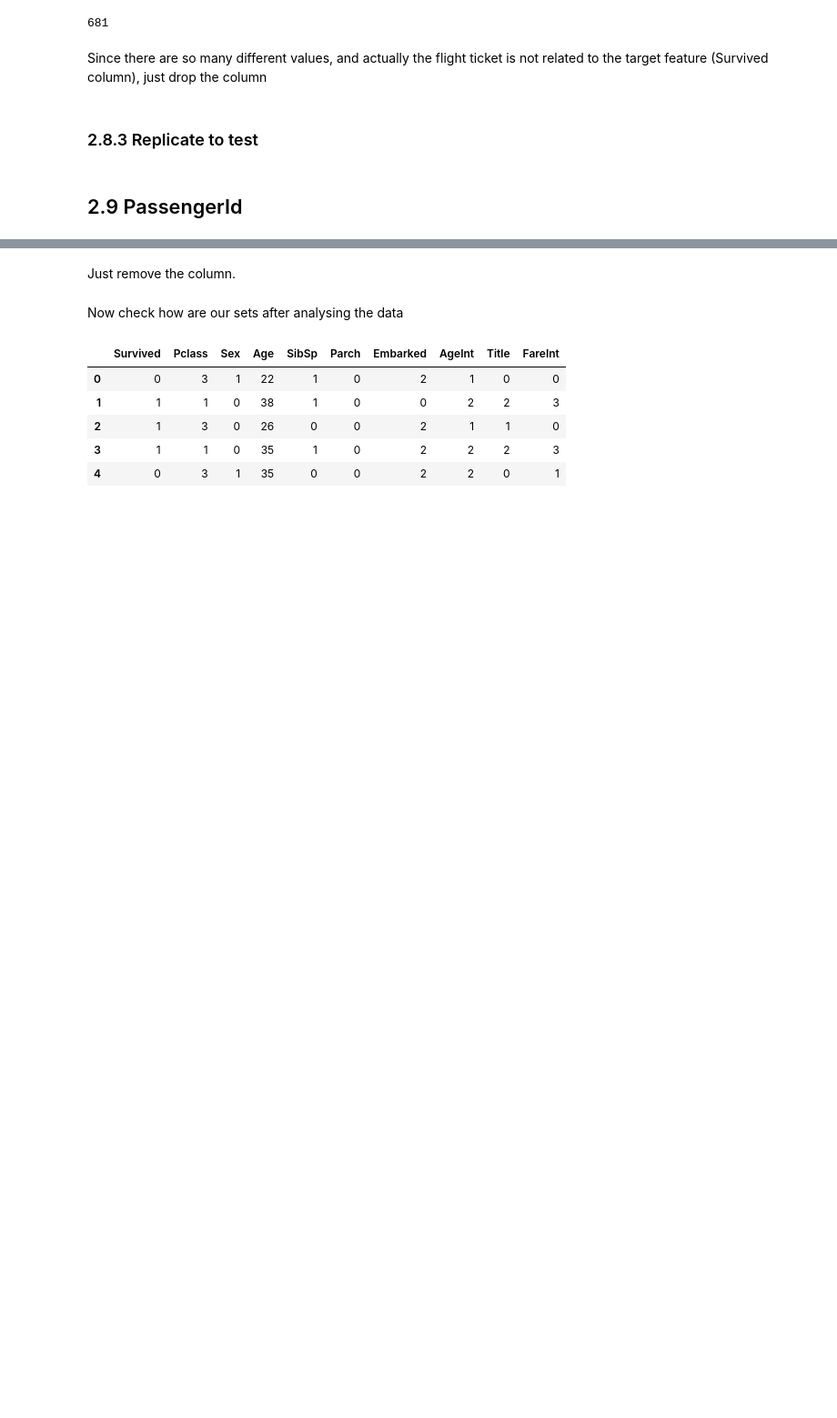
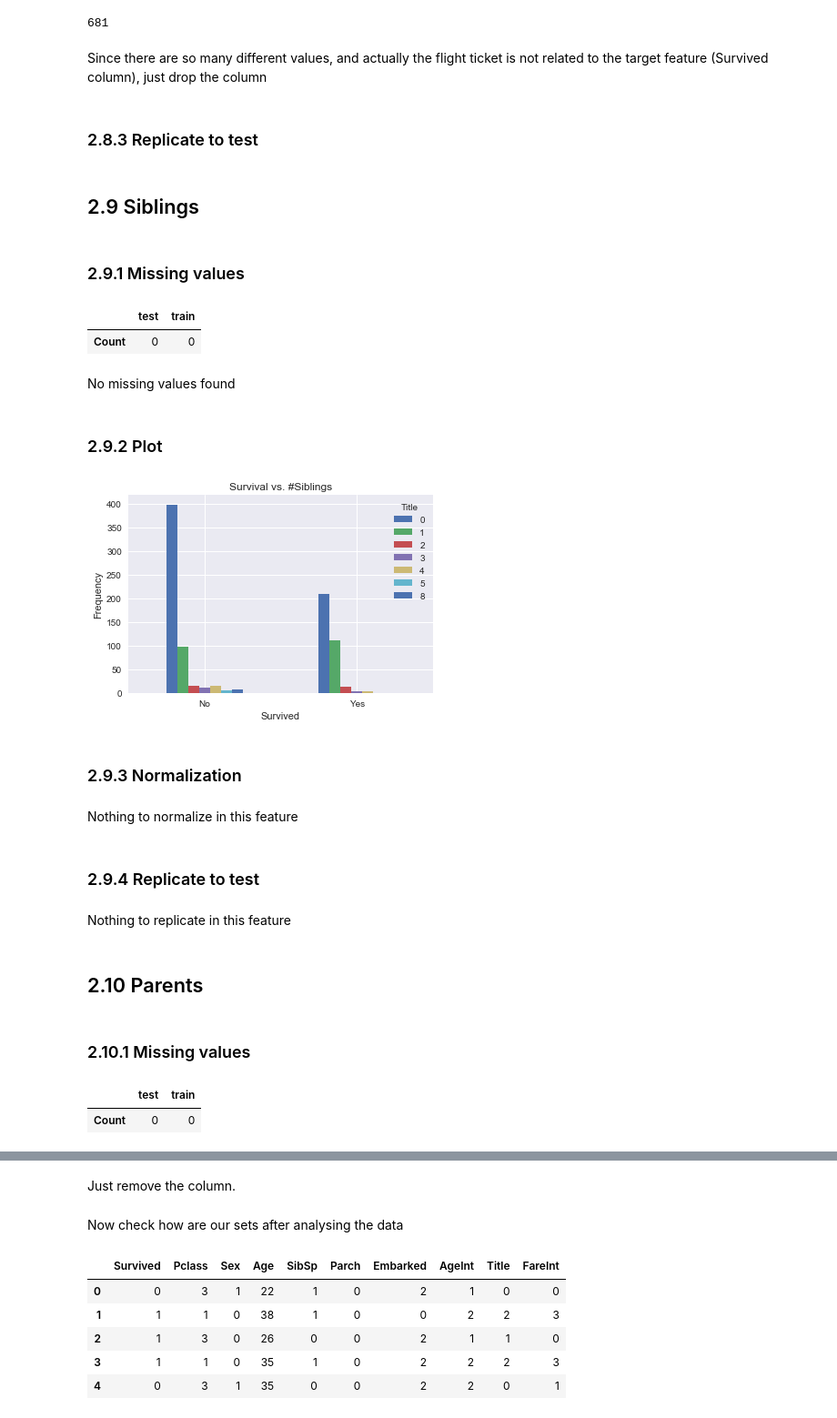
Before and after one commit to chrissaher/Kaggle-solutions, a Jupyter notebook: Titanic/Titanic.py.ipynb, the cells around one changed output, grey strips where cells are left out. Shown: that part at 91% size. Drawn from its saved outputs; the diff is of its cells as text; code cells hidden in the pictures; blank space fills up the shorter version.

Commit message:
Plot sib and par features

```diff
--- a/Titanic/Titanic.py.ipynb
+++ b/Titanic/Titanic.py.ipynb
@@ -506,4 +506,47 @@ train = train.drop("Ticket", axis = 1)
 # %%
 test = test.drop("Ticket", axis = 1)
 # %% [markdown]
-## 2.9 PassengerId
+## 2.9 Siblings
+# %% [markdown]
+### 2.9.1 Missing values
+# %%
+miss_sib = pd.DataFrame({"train" : train["SibSp"].isnull().sum(), "test": test["SibSp"].isnull().sum()}, index = ["Count"])
+miss_sib.head()
+# %% [output]
+|  | test | train |
+| Count | 0 | 0 |
+# %% [markdown]
+No missing values found
+# %% [markdown]
+### 2.9.2 Plot
+# %%
+survivedXSib = pd.crosstab(train["Survived"], train["SibSp"])
+ax = survivedXSib.plot(kind="bar")
+
+ax.set_xlabel("Survived")
+ax.set_ylabel("Frequency")
+
+plt.xticks([0, 1], ["No", "Yes"], rotation=0)
+plt.legend(title= "Title")
+plt.title("Survival vs. #Siblings")
+plt.show()
+# %% [output]
+[figure, added]
+# %% [markdown]
+### 2.9.3 Normalization
+# %% [markdown]
+Nothing to normalize in this feature
+# %% [markdown]
+### 2.9.4 Replicate to test
+# %% [markdown]
+Nothing to replicate in this feature
+# %% [markdown]
+## 2.10 Parents
+# %% [markdown]
+### 2.10.1 Missing values
+# %%
+miss_par = pd.DataFrame({"train" : train["Parch"].isnull().sum(), "test": test["Parch"].isnull().sum()}, index = ["Count"])
+miss_par.head()
+# %% [output]
+|  | test | train |
+| Count | 0 | 0 |
```
Also changed, not shown: parts of 15 cells of this notebook.
